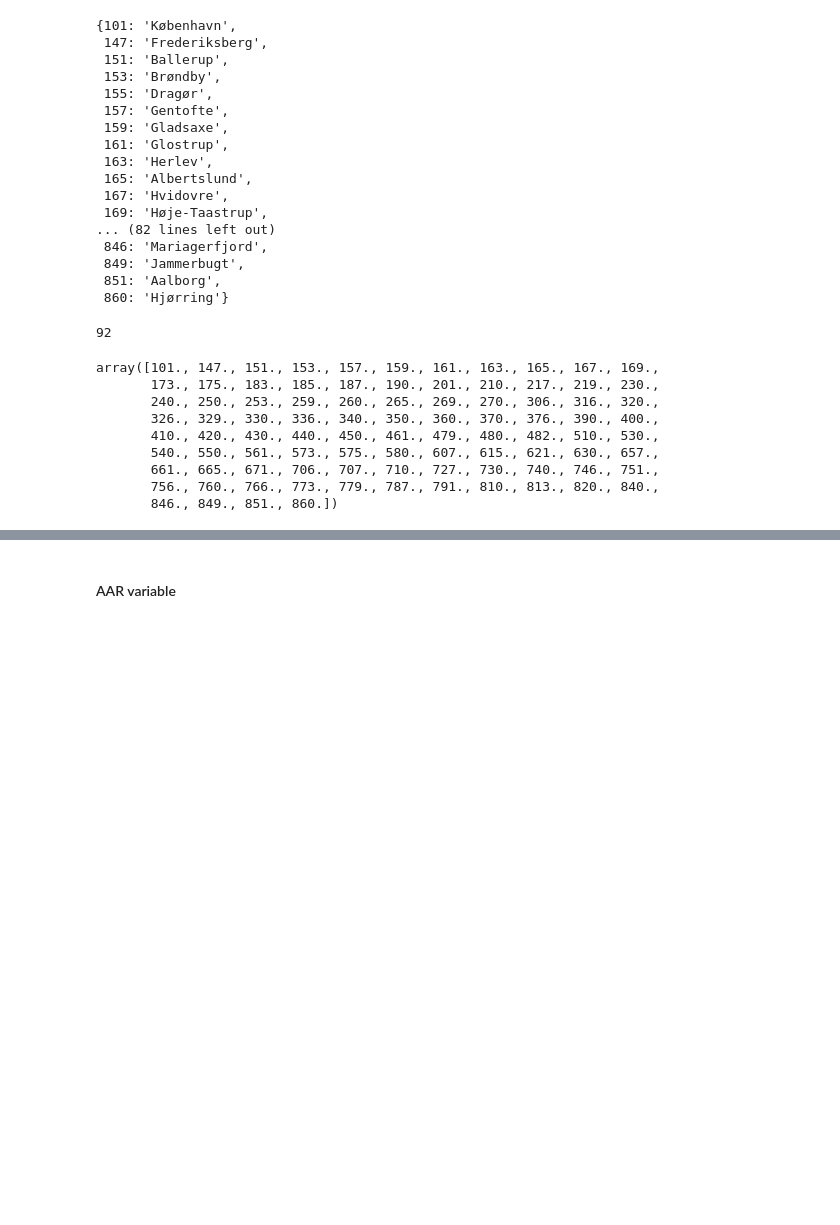
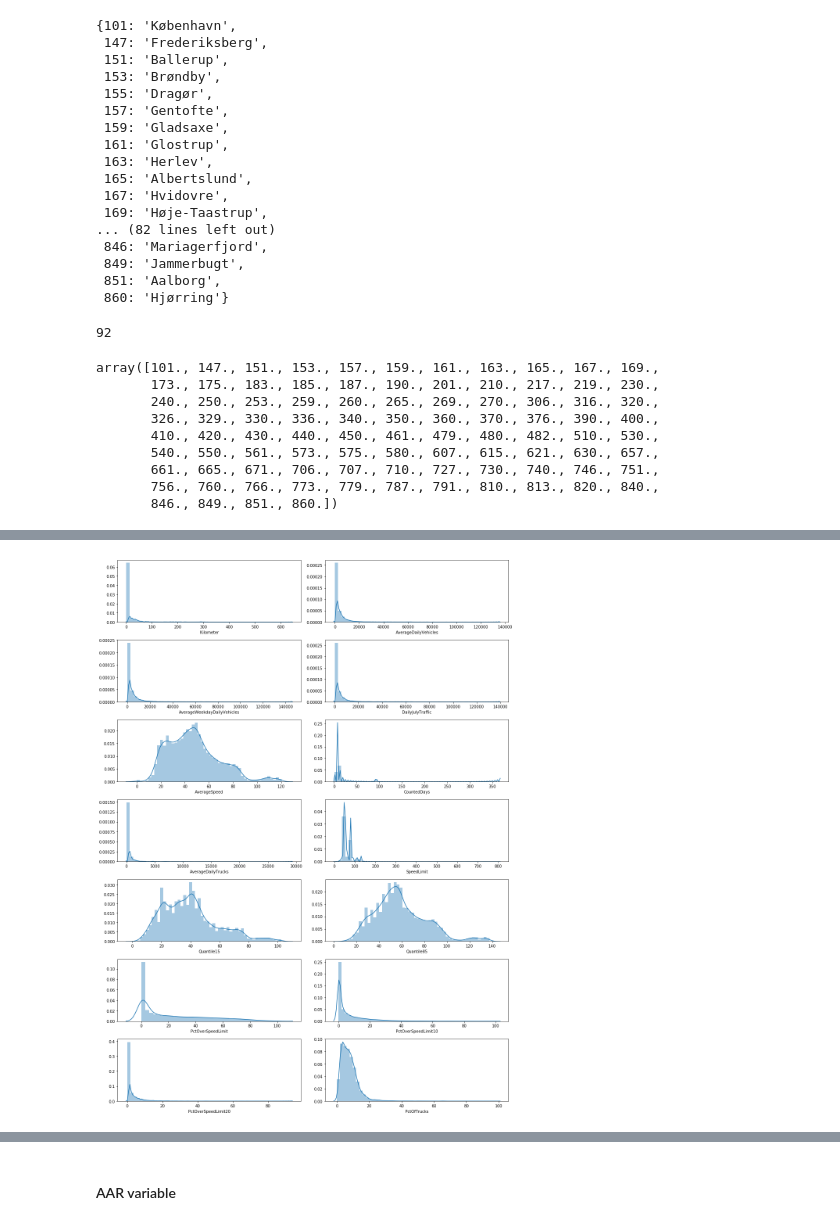
Before and after one commit to IncioMan/socialdata, a Jupyter notebook: Final Project/Dataset exploration-Datamanipulation.ipynb, the cells around one changed output, grey strips where cells are left out. Drawn from its saved outputs; the diff is of its cells as text; code cells hidden in the pictures; blank space fills up the shorter version.

```diff
--- a/Final Project/Dataset exploration-Datamanipulation.ipynb
+++ b/Final Project/Dataset exploration-Datamanipulation.ipynb
@@ -151,0 +291,7 @@ array([101., 147., 151., 153., 157., 159., 161., 163., 165., 167., 169.,
+# %%
+f, axes = plt.subplots(7, 2, figsize=(15, 20), sharex=False)
+for i in range(len(cols_to_plot)):
+    sns.distplot(pd.to_numeric(traffic_data[cols_to_plot[i]].dropna()), ax=axes[i // 2, i % 2])
+    f.tight_layout()
+# %% [output]
+[figure, added]
```
Also changed, not shown: parts of 34 cells of this notebook.
